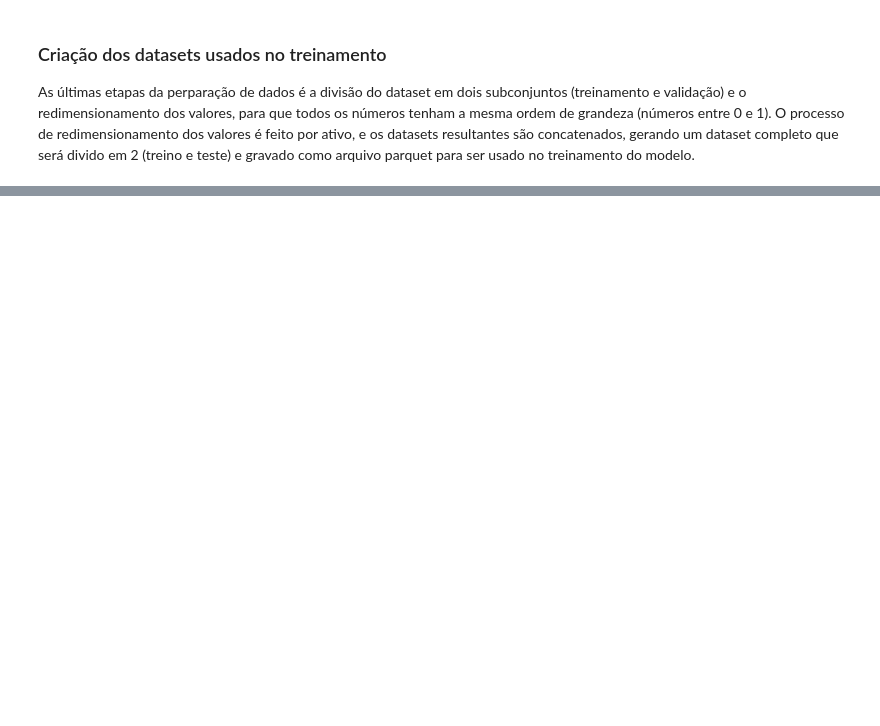
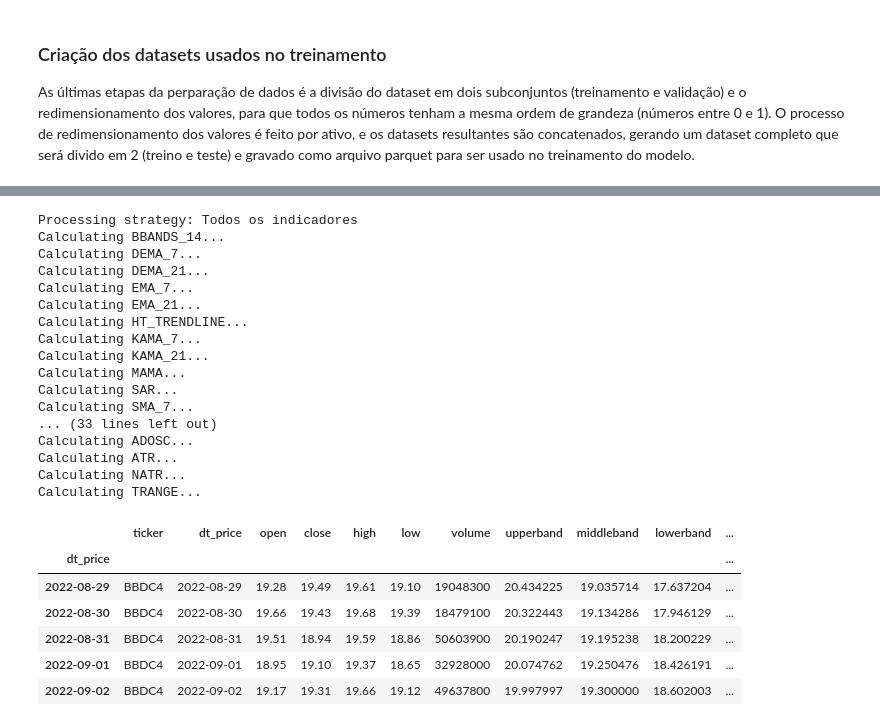
Before and after one commit to secretaria-ICA/proj_final_bimaster, a Jupyter notebook: create_dataset.ipynb, the cells around one changed output, grey strips where cells are left out. Drawn from its saved outputs; the diff is of its cells as text; code cells hidden in the pictures; blank space fills up the shorter version.

```diff
--- a/create_dataset.ipynb
+++ b/create_dataset.ipynb
@@ -264,0 +658,23 @@ Processando arquivo NTCO3.parquet na estrategia BBANBDS_21_MACD_12_26_9_AD
+# %%
+from sklearn.preprocessing import MinMaxScaler, StandardScaler
+
+pre_process = PreProcess()
+parquet_exporter = ExportToParquet()
+pickle_exporter = ExportToPickle()
+
+raw_file_path = os.environ.get("RAW_DATA_PATH")
+data_file_path = os.environ.get("DATASET_PATH")
+model_base_path = os.environ.get("MODELS_PATH")
+columns_to_pop = ['ticker', 'dt_price']
+
+path_content = os.listdir(raw_file_path)
+# Filtra os arquivos parquet do diretório
+# path_content = [file for file in path_content if file.endswith(".parquet")]
+path_content = ["BBDC4.parquet"]
+
+for file in path_content:
+    print(f"Processando arquivo: {raw_file_path}/{file}")
+    df_raw = pd.read_parquet(os.path.join(raw_file_path, file))
+    df_raw.set_index("dt_price", drop=False, inplace=True)
+
+df_raw.head()
@@ -264,0 +690,34 @@ Processando arquivo NTCO3.parquet na estrategia BBANBDS_21_MACD_12_26_9_AD
+# %%
+# Calcula os indicadores técnicos definidos nas estratégias para cada ativo
+for strategy_name, strategy, df_tech in pre_process.calculate_strategy("strategies.json", df_raw):
+    window_size = strategy["historic_period"]
+    stride = strategy["stride"]
+    profit_period = strategy["profit_period"]
+    profit = strategy["profit"]
+
+df_tech.tail()
+# %% [output]
+Processing strategy: Todos os indicadores
+Calculating BBANDS_14...
+Calculating DEMA_7...
+Calculating DEMA_21...
+Calculating EMA_7...
+Calculating EMA_21...
+Calculating HT_TRENDLINE...
+Calculating KAMA_7...
+Calculating KAMA_21...
+Calculating MAMA...
+Calculating SAR...
+Calculating SMA_7...
+... (33 lines left out)
+Calculating ADOSC...
+Calculating ATR...
+Calculating NATR...
+Calculating TRANGE...
+|  | ticker | dt_price | open | close | high | low | volume | upperband | middleband | lowerband | ... |
+| dt_price |  |  |  |  |  |  |  |  |  |  | ... |
+| 2022-08-29 | BBDC4 | 2022-08-29 | 19.28 | 19.49 | 19.61 | 19.10 | 19048300 | 20.434225 | 19.035714 | 17.637204 | ... |
+| 2022-08-30 | BBDC4 | 2022-08-30 | 19.66 | 19.43 | 19.68 | 19.39 | 18479100 | 20.322443 | 19.134286 | 17.946129 | ... |
+| 2022-08-31 | BBDC4 | 2022-08-31 | 19.51 | 18.94 | 19.59 | 18.86 | 50603900 | 20.190247 | 19.195238 | 18.200229 | ... |
+| 2022-09-01 | BBDC4 | 2022-09-01 | 18.95 | 19.10 | 19.37 | 18.65 | 32928000 | 20.074762 | 19.250476 | 18.426191 | ... |
+| 2022-09-02 | BBDC4 | 2022-09-02 | 19.17 | 19.31 | 19.66 | 19.12 | 49637800 | 19.997997 | 19.300000 | 18.602003 | ... |
```
Also changed, not shown: parts of 19 cells of this notebook, 8 other files.
